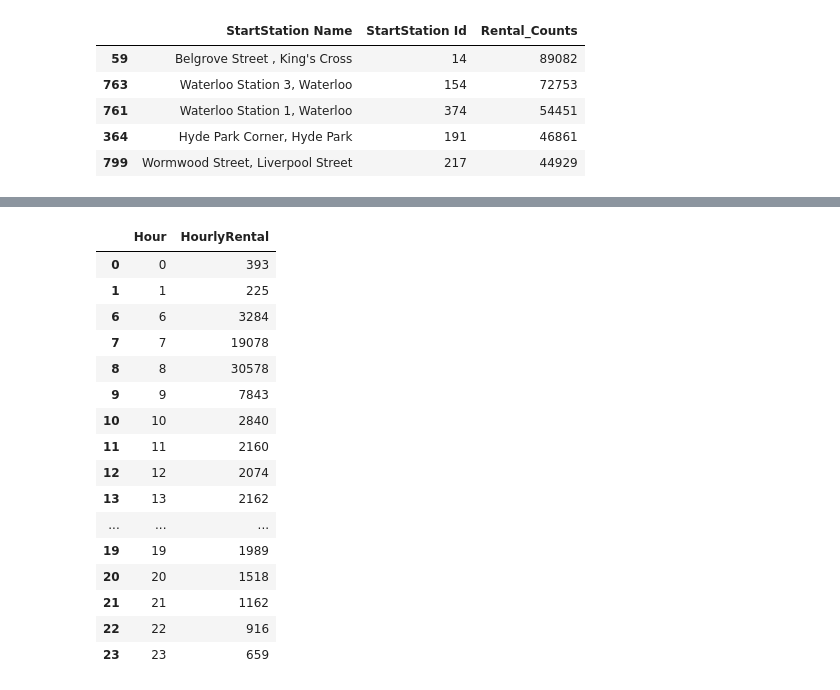
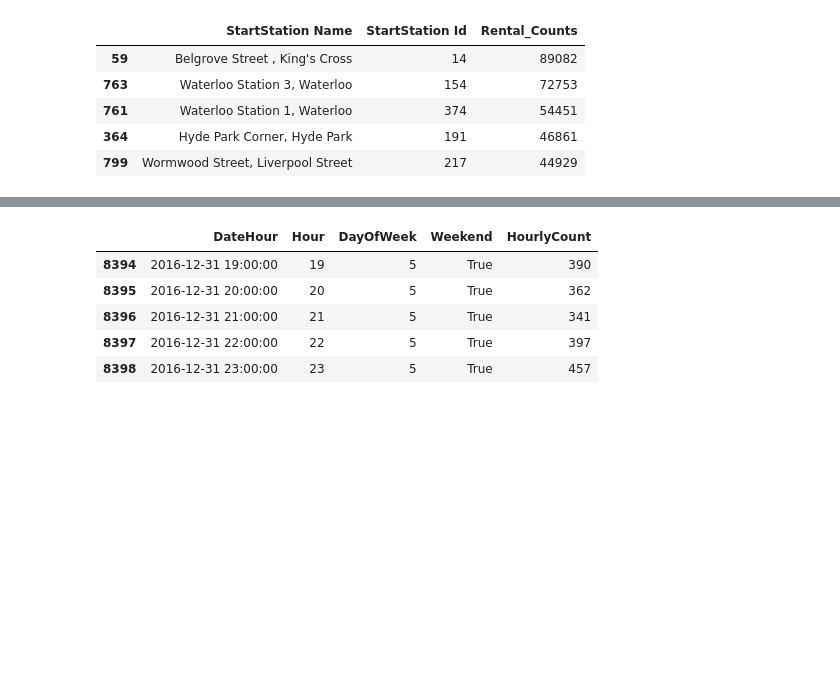
Before and after one commit to jimmyhwuang/ECS784-PROJECT, a Jupyter notebook: TflBike.ipynb, the cells around one changed output, grey strips where cells are left out. Drawn from its saved outputs; the diff is of its cells as text; code cells hidden in the pictures; blank space fills up the shorter version.

```diff
--- a/TflBike.ipynb
+++ b/TflBike.ipynb
@@ -166,17 +167,26 @@ See the caveats in the documentation: http://pandas.pydata.org/pandas-docs/stabl
 # %%
+#import datetime as dt
+import holidays
 #Clean Data out of year range
 begin = pd.Timestamp('2016-01-01 00:00:00')
 end = pd.Timestamp('2016-12-31 23:59:59')
 mask=(singleStationData['Start Date'] >= begin)&(singleStationData['Start Date'] <= end)
 singleStationData = singleStationData.loc[mask]
 
+singleStationData.info()
+
+
+singleStationData['YearMonth'] = singleStationData['Start Date'].map(lambda x: 100*x.year+x.month)
+singleStationData['DateHour'] = pd.to_datetime(singleStationData['Start Date'].apply(lambda x: x.strftime('%Y-%m-%d %H:00')),format='%Y-%m-%d %H:%M',dayfirst=True)
+
+
+
+singleStationData['Hour'] = singleStationData['Start Date'].map(lambda x: x.hour)
+singleStationData['DayOfWeek'] = singleStationData['Start Date'].dt.dayofweek.astype(int) #0=Monday,1=Tuesday
+singleStationData['Weekend'] = ((singleStationData['Start Date'].dt.dayofweek)// 5==1)
 
 singleStationData.info()
 
-singleStationData['YearMonth'] = singleStationData['Start Date'].map(lambda x: 100*x.year+x.month)
-singleStationData['Hour'] = singleStationData['Start Date'].map(lambda x: x.hour)
-
-singleStationData.head(5)
 
 #df2 = singleStationData['Start Date'].groupby([singleStationData['Start Date'].dt.year,singleStationData['Start Date'].dt.month]).agg({'count'})
 
@@ -204,27 +215,32 @@ memory usage: 4.1+ MB
 # %%
+
+#df1 = singleStationData.groupby(['Start Date','Hour','DayOfWeek','Weekend']).size().reset_index(name=['MonthlyRental']).nlargest(20,columns='MonthlyRental').tail(20).sort_values(by='YearMonth',ascending=True)
+#data = singleStationData.groupby(['DateHour','Hour','DayOfWeek','Weekend'])['DateHour'].sum()
+#data.head(10)
+
+#df1 = singleStationData.groupby('DateHour')['Hour','DayOfWeek','Weekend'].size().reset_index(name=['RentalCount']).nlargest(20,columns='RentalCount').tail(20).sort_values(by='YearMonth',ascending=True)
+
+
+#GroupBy Y/M/D Hour period
+df1 = singleStationData.groupby(['DateHour','Hour','DayOfWeek','Weekend']).size().reset_index(name='HourlyCount')
+#df1['count'] = df1['DateHour'].map(singleStationData['DateHour'].value_counts())
+df1.sort_values('DateHour',ascending=True)
+df1.tail(5)
+
+
+
 #Month Rental Group by Month
-df2 = singleStationData.groupby(['YearMonth']).size().reset_index(name='MonthlyRental').nlargest(20,columns='MonthlyRental').tail(20).sort_values(by='YearMonth',ascending=True)
-df2
+#df2 = singleStationData.groupby(['YearMonth']).size().reset_index(name='MonthlyRental').nlargest(20,columns='MonthlyRental').tail(20).sort_values(by='YearMonth',ascending=True)
+#df2
 #Hourly Rental Group by Hour
 
-df3 = singleStationData.groupby(['Hour']).size().reset_index(name='HourlyRental').nlargest(20,columns='HourlyRental').tail(20).sort_values(by='Hour',ascending=True)
-df3
+#df3 = singleStationData.groupby(['Hour']).size().reset_index(name='HourlyRental').nlargest(20,columns='HourlyRental').tail(20).sort_values(by='Hour',ascending=True)
+#df3
 # %% [output]
-|  | Hour | HourlyRental |
-| 0 | 0 | 393 |
-| 1 | 1 | 225 |
-| 6 | 6 | 3284 |
-| 7 | 7 | 19078 |
-| 8 | 8 | 30578 |
-| 9 | 9 | 7843 |
-| 10 | 10 | 2840 |
-| 11 | 11 | 2160 |
-| 12 | 12 | 2074 |
-| 13 | 13 | 2162 |
-| ... | ... | ... |
-| 19 | 19 | 1989 |
-| 20 | 20 | 1518 |
-| 21 | 21 | 1162 |
-| 22 | 22 | 916 |
-| 23 | 23 | 659 |
+|  | DateHour | Hour | DayOfWeek | Weekend | HourlyCount |
+| 8394 | 2016-12-31 19:00:00 | 19 | 5 | True | 390 |
+| 8395 | 2016-12-31 20:00:00 | 20 | 5 | True | 362 |
+| 8396 | 2016-12-31 21:00:00 | 21 | 5 | True | 341 |
+| 8397 | 2016-12-31 22:00:00 | 22 | 5 | True | 397 |
+| 8398 | 2016-12-31 23:00:00 | 23 | 5 | True | 457 |
 # %%
```
Also changed, not shown: parts of 6 cells of this notebook.
